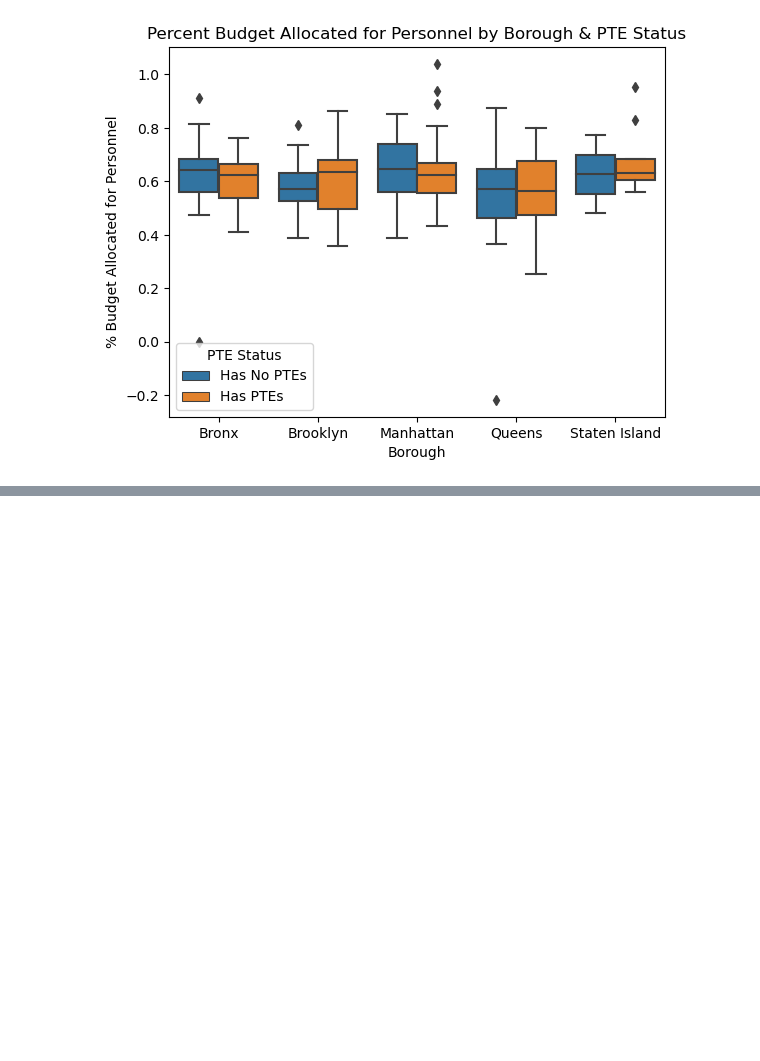
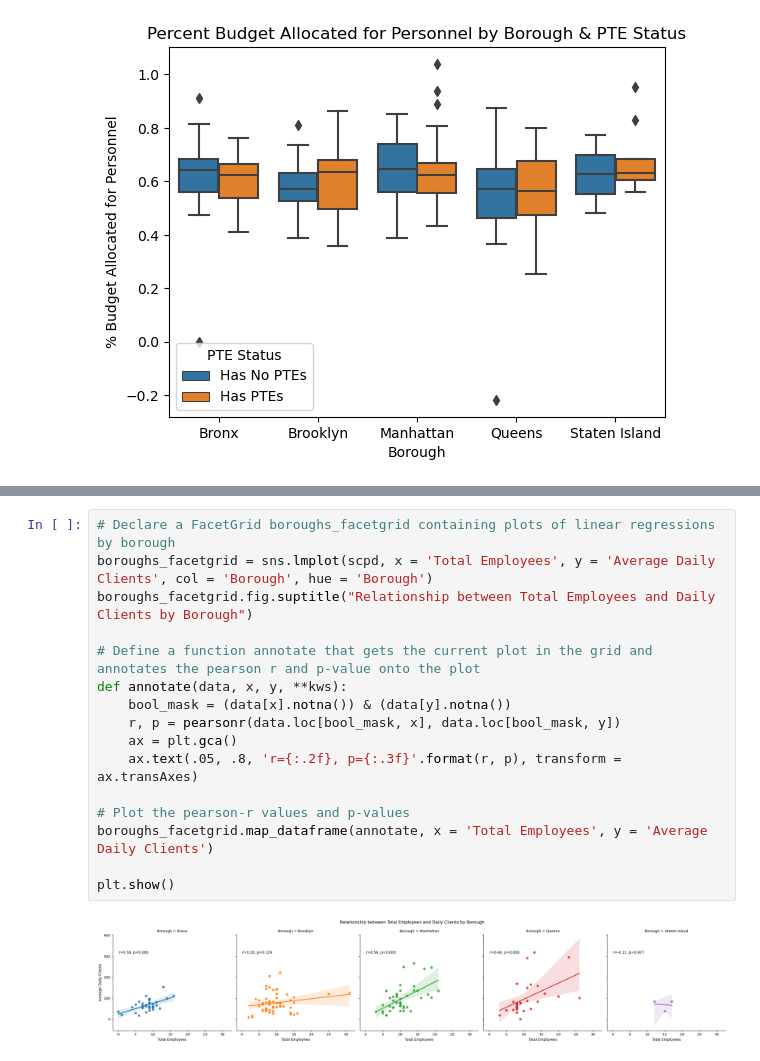
Before and after one commit to valeriemagalong/NYC-Aging, a Jupyter notebook: exploratory_data_analysis.ipynb, the cells around one changed output, grey strips where cells are left out. Saved outputs shown, nothing was run; the diff lists cells and outputs as text; blank space fills up the shorter version.

```diff
--- a/exploratory_data_analysis.ipynb
+++ b/exploratory_data_analysis.ipynb
@@ -189,0 +212,18 @@ plt.show()
+# %%
+# Declare a FacetGrid boroughs_facetgrid containing plots of linear regressions by borough
+boroughs_facetgrid = sns.lmplot(scpd, x = 'Total Employees', y = 'Average Daily Clients', col = 'Borough', hue = 'Borough')
+boroughs_facetgrid.fig.suptitle("Relationship between Total Employees and Daily Clients by Borough")
+
+# Define a function annotate that gets the current plot in the grid and annotates the pearson r and p-value onto the plot
+def annotate(data, x, y, **kws):
+    bool_mask = (data[x].notna()) & (data[y].notna())
+    r, p = pearsonr(data.loc[bool_mask, x], data.loc[bool_mask, y])
+    ax = plt.gca()
+    ax.text(.05, .8, 'r={:.2f}, p={:.3f}'.format(r, p), transform = ax.transAxes)
+
+# Plot the pearson-r values and p-values
+boroughs_facetgrid.map_dataframe(annotate, x = 'Total Employees', y = 'Average Daily Clients')
+
+plt.show()
+# %% [output]
+[figure, added]
```
Also changed, not shown: parts of 12 cells of this notebook.
